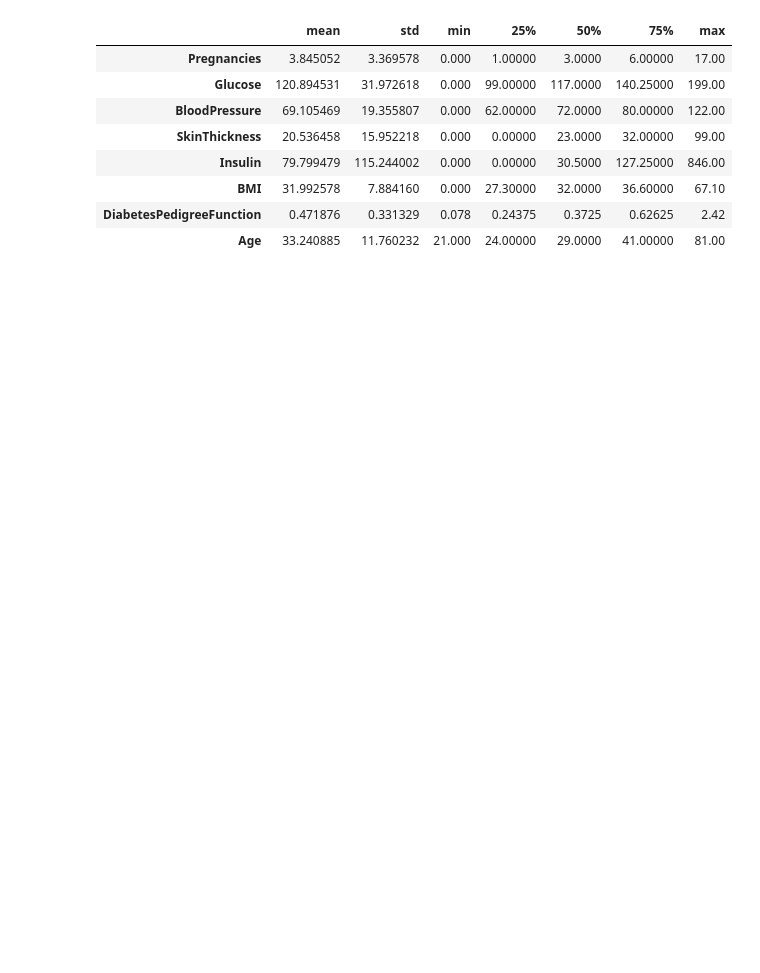
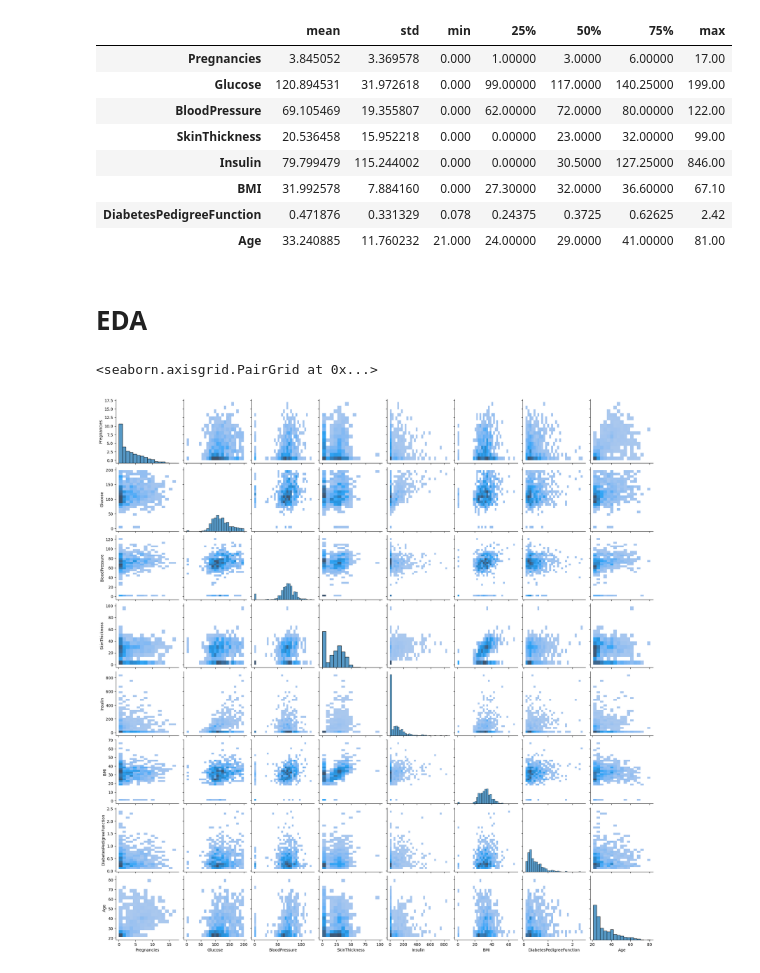
Before and after one commit to yoii18/KaggleModels, a Jupyter notebook: IndianDiabetesDatabase_KNN.ipynb, the cells around one changed output. Cells and saved outputs as stored; diff of their text form; code cells hidden in the pictures; blank space fills up the shorter version.

```diff
--- a/IndianDiabetesDatabase_KNN.ipynb
+++ b/IndianDiabetesDatabase_KNN.ipynb
@@ -102,3 +103,10 @@ data.describe().T.iloc[:-1, 1:]
 | BMI | 31.992578 | 7.884160 | 0.000 | 27.30000 | 32.0000 | 36.60000 | 67.10 |
 | DiabetesPedigreeFunction | 0.471876 | 0.331329 | 0.078 | 0.24375 | 0.3725 | 0.62625 | 2.42 |
 | Age | 33.240885 | 11.760232 | 21.000 | 24.00000 | 29.0000 | 41.00000 | 81.00 |
+# %% [markdown]
+# EDA
+# %%
+sns.pairplot(data, x_vars=cols, y_vars=cols, kind='hist')
+# %% [output]
+<seaborn.axisgrid.PairGrid at 0x...>
+[figure, added]
```
Also changed, not shown: parts of 3 cells of this notebook.
